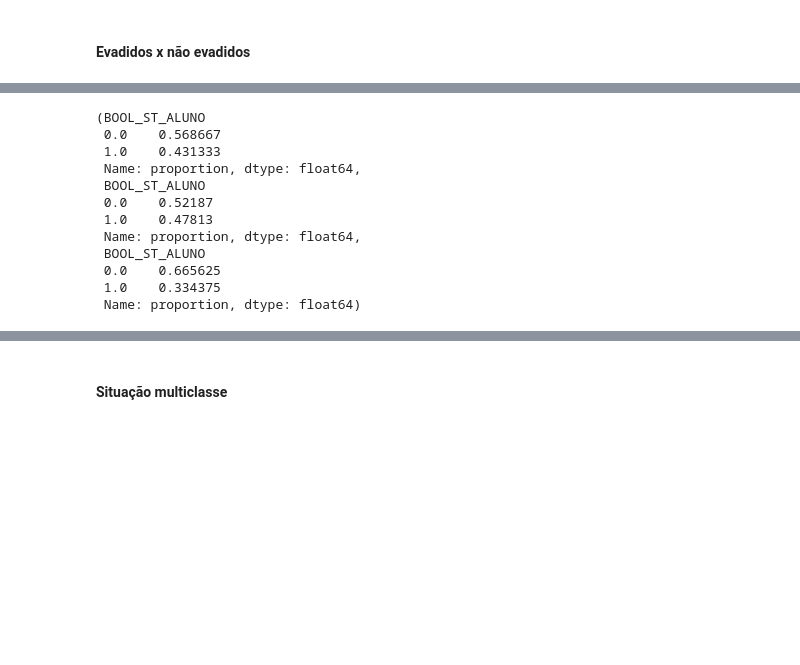
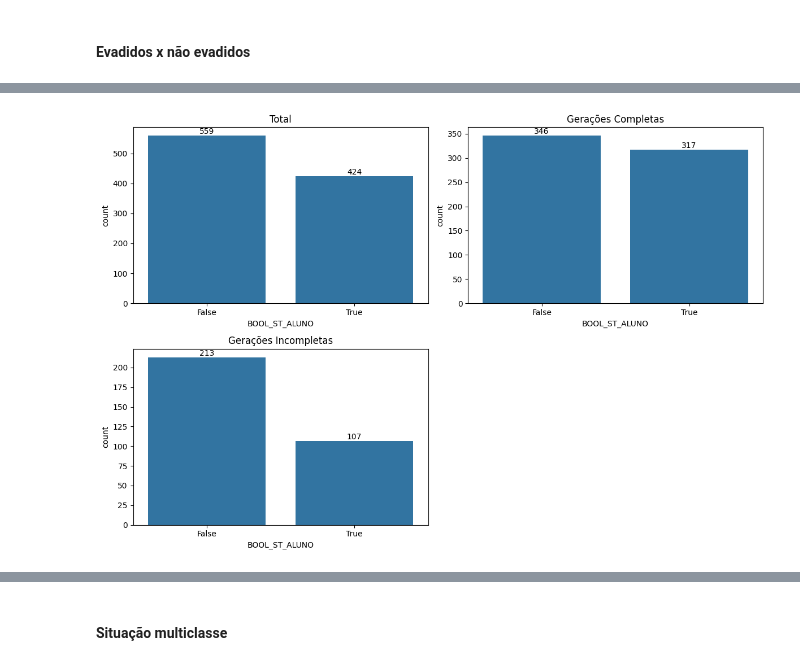
Before and after one commit to romu-lo/tcc-evasao-academica, a Jupyter notebook: visualizacoes.ipynb, the cells around one changed output, grey strips where cells are left out. Drawn from its saved outputs; the diff is of its cells as text; code cells hidden in the pictures; blank space fills up the shorter version.

```diff
--- a/visualizacoes.ipynb
+++ b/visualizacoes.ipynb
@@ -130,0 +286,42 @@ plt.show()
+# %%
+def vis_evadidos_x_nao_evadidos(df: pd.DataFrame):
+    fig, ax = plt.subplots(2, 2, figsize=(12, 8))
+
+    count_bool_st = sns.countplot(data=df, x='BOOL_ST_ALUNO', ax=ax[0, 0])
+    count_bool_st.bar_label(count_bool_st.containers[0])
+    ax[0, 0].set_title('Total')
+
+    count_bool_st = sns.countplot(data=get_df_geracoes_completas(df), x='BOOL_ST_ALUNO', ax=ax[0, 1])
+    count_bool_st.bar_label(count_bool_st.containers[0])
+    ax[0, 1].set_title('Gerações Completas')
+
+    count_bool_st = sns.countplot(data=get_df_geracoes_incompletas(df), x='BOOL_ST_ALUNO', ax=ax[1, 0])
+    count_bool_st.bar_label(count_bool_st.containers[0])
+    ax[1, 0].set_title('Gerações Incompletas')
+
+    ax[1, 1].axis('off')
+
+    plt.tight_layout()
+
+
+def vis_filtro_evadidos_x_nao_evadidos(df: pd.DataFrame, filtro: str):
+    fig, ax = plt.subplots(2, 2, figsize=(12, 8))
+
+    count_bool_st = sns.countplot(data=df, x=filtro, hue='BOOL_ST_ALUNO', ax=ax[0, 0])
+    for container in count_bool_st.containers:
+        count_bool_st.bar_label(container)
+    ax[0, 0].set_title('Total')
+
+    count_bool_st = sns.countplot(data=get_df_geracoes_completas(df), x=filtro, hue='BOOL_ST_ALUNO', ax=ax[0, 1])
+    for container in count_bool_st.containers:
+        count_bool_st.bar_label(container)
+    ax[0, 1].set_title('Gerações Completas')
+
+    count_bool_st = sns.countplot(data=get_df_geracoes_incompletas(df), x=filtro, hue='BOOL_ST_ALUNO', ax=ax[1, 0])
+    for container in count_bool_st.containers:
+        count_bool_st.bar_label(container)
+    ax[1, 0].set_title('Gerações Incompletas')
+
+    ax[1, 1].axis('off')
+
+    plt.tight_layout()
@@ -165,15 +412,4 @@ plt.show()
-# %%
-df_computacao['BOOL_ST_ALUNO'].value_counts(normalize=True), df_computacao_geracoes_completas['BOOL_ST_ALUNO'].value_counts(normalize=True), df_computacao_geracoes_incompletas['BOOL_ST_ALUNO'].value_counts(normalize=True)
-# %% [output]
-(BOOL_ST_ALUNO
- 0.0    0.568667
- 1.0    0.431333
- Name: proportion, dtype: float64,
- BOOL_ST_ALUNO
- 0.0    0.52187
- 1.0    0.47813
- Name: proportion, dtype: float64,
- BOOL_ST_ALUNO
- 0.0    0.665625
- 1.0    0.334375
- Name: proportion, dtype: float64)
+# %%
+vis_evadidos_x_nao_evadidos(df_computacao)
+# %% [output]
+[figure, added]
```
Also changed, not shown: parts of 55 cells of this notebook, 4 other files.
